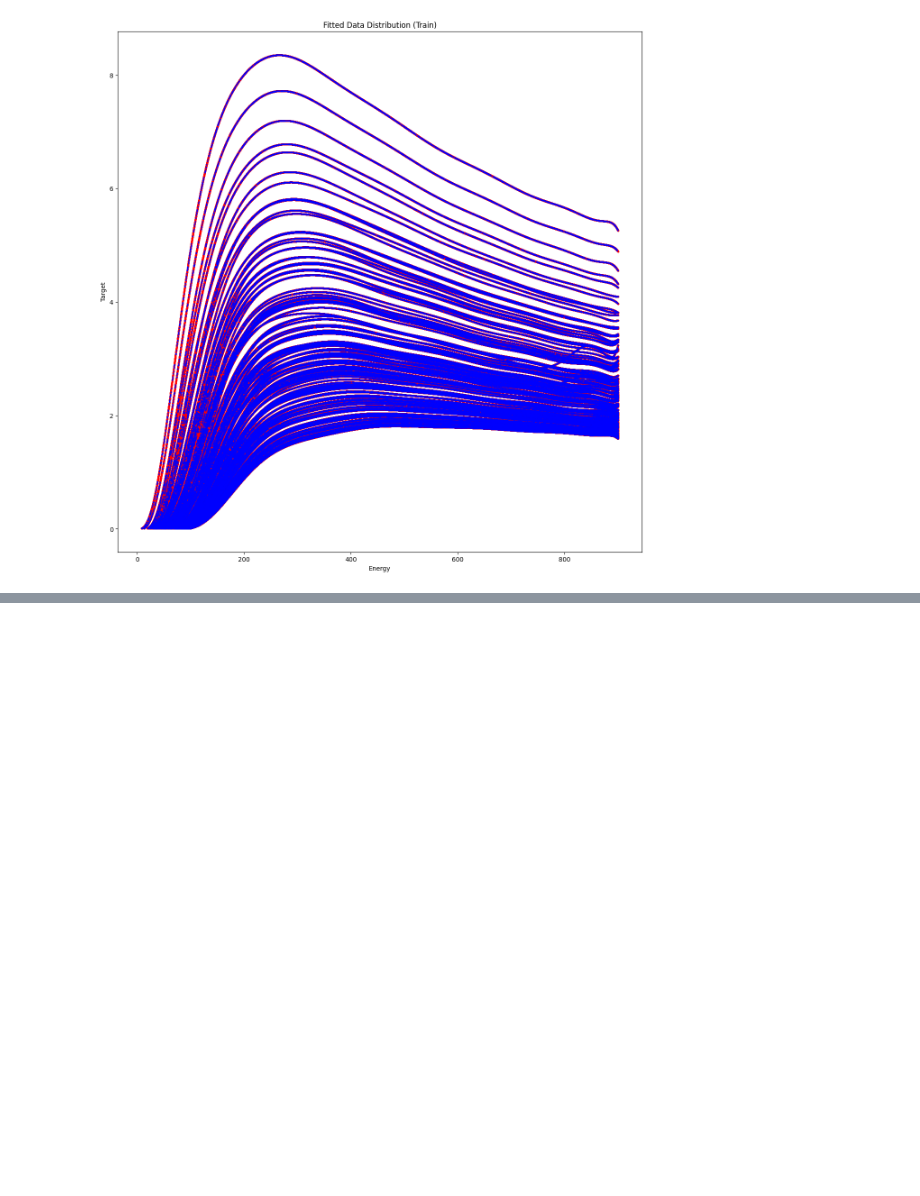
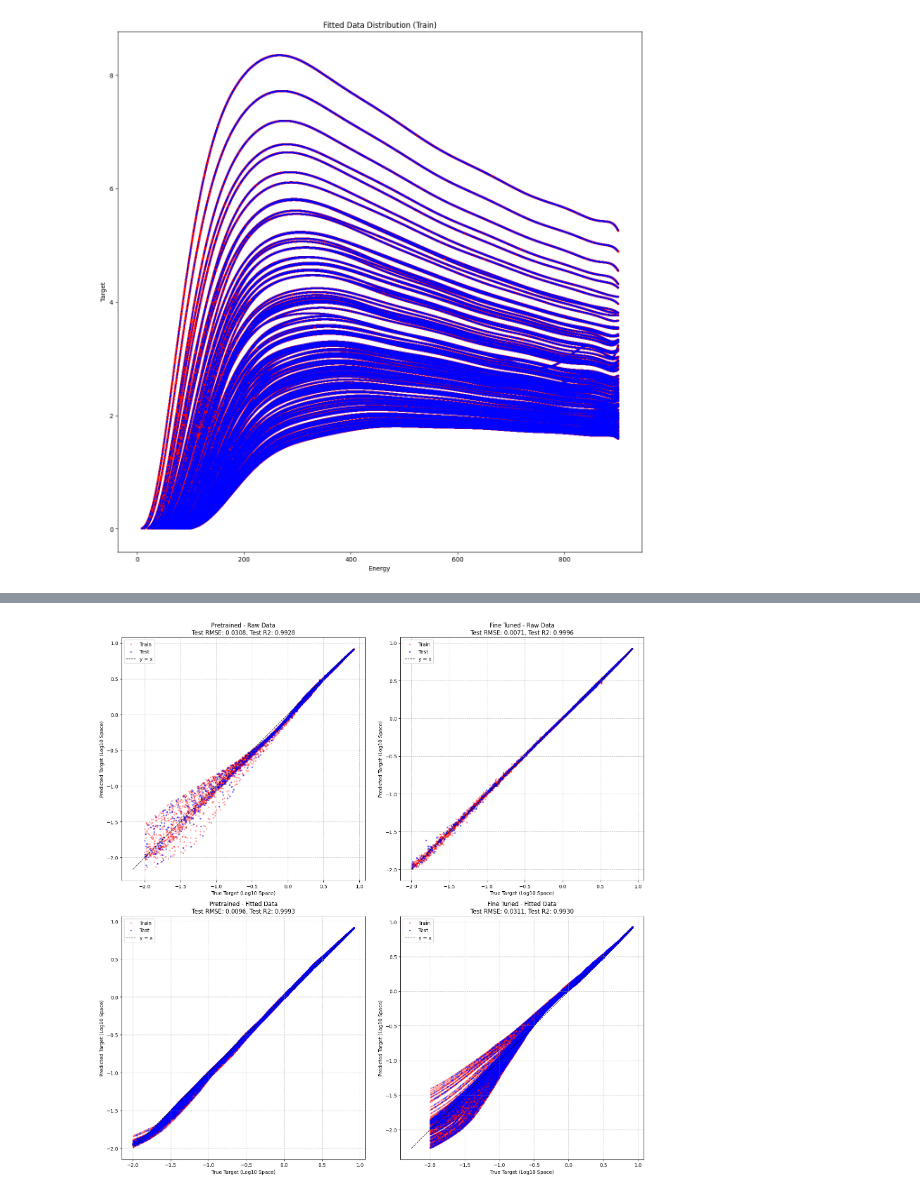
Before and after one commit to lstorchi/MultiFitter, a Jupyter notebook: testperv1v2models..ipynb, the cells around one changed output, grey strips where cells are left out. Saved outputs shown, nothing was run; the diff lists cells and outputs as text; code cells hidden in the pictures; blank space fills up the shorter version.

```diff
--- a/testperv1v2models..ipynb
+++ b/testperv1v2models..ipynb
@@ -323 +284,33 @@ RMSE (Train): 0.0314, (Test): 0.0311
+# %%
+# Parity plots: predicted vs true (log10 space), pretrained vs fine-tuned model
+def parity_panel(ax, y_train, p_train, y_test, p_test, title):
+    p_train = p_train.flatten()
+    p_test = p_test.flatten()
+    ax.scatter(y_train, p_train, s=size, color='red', alpha=0.3, label='Train')
+    ax.scatter(y_test, p_test, s=size, color='blue', alpha=0.5, label='Test')
+    lo = min(y_train.min(), y_test.min(), p_train.min(), p_test.min())
+    hi = max(y_train.max(), y_test.max(), p_train.max(), p_test.max())
+    ax.plot([lo, hi], [lo, hi], 'k--', linewidth=1, label='y = x')
+    rmse = np.sqrt(np.mean((y_test - p_test) ** 2))
+    r2 = r2_score(y_test, p_test)
+    ax.set_title(f"{title}\nTest RMSE: {rmse:.4f}, Test R2: {r2:.4f}")
+    ax.set_xlabel('True Target (Log10 Space)')
+    ax.set_ylabel('Predicted Target (Log10 Space)')
+    ax.set_aspect('equal')
+    ax.legend()
+    ax.grid(True, linestyle='--', alpha=0.7)
+
+fig, axes = plt.subplots(2, 2, figsize=(16, 16))
+parity_panel(axes[0, 0], yraw_selected_train, pretrained_pred_train,
+             yraw_selected_test, pretrained_pred_test, 'Pretrained - Raw Data')
+parity_panel(axes[0, 1], yraw_selected_train, fine_tuned_pred_train,
+             yraw_selected_test, fine_tuned_pred_test, 'Fine Tuned - Raw Data')
+parity_panel(axes[1, 0], yfit_selected_train, pretrained_pred_fit_train,
+             yfit_selected_test, pretrained_pred_fit_test, 'Pretrained - Fitted Data')
+parity_panel(axes[1, 1], yfit_selected_train, fine_tuned_pred_fit_train,
+             yfit_selected_test, fine_tuned_pred_fit_test, 'Fine Tuned - Fitted Data')
+plt.tight_layout()
+plt.show()
+# %% [output]
+[figure, added]
 # %%
```
Also changed, not shown: parts of 5 cells of this notebook.
